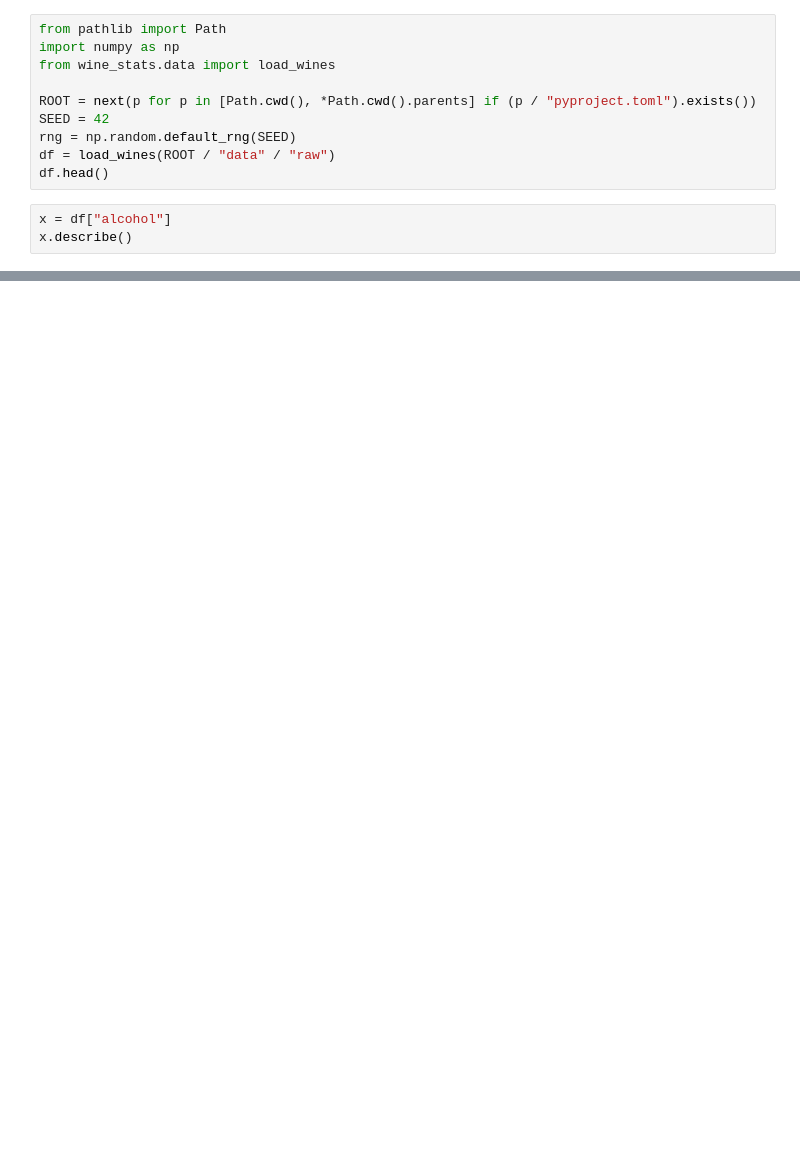
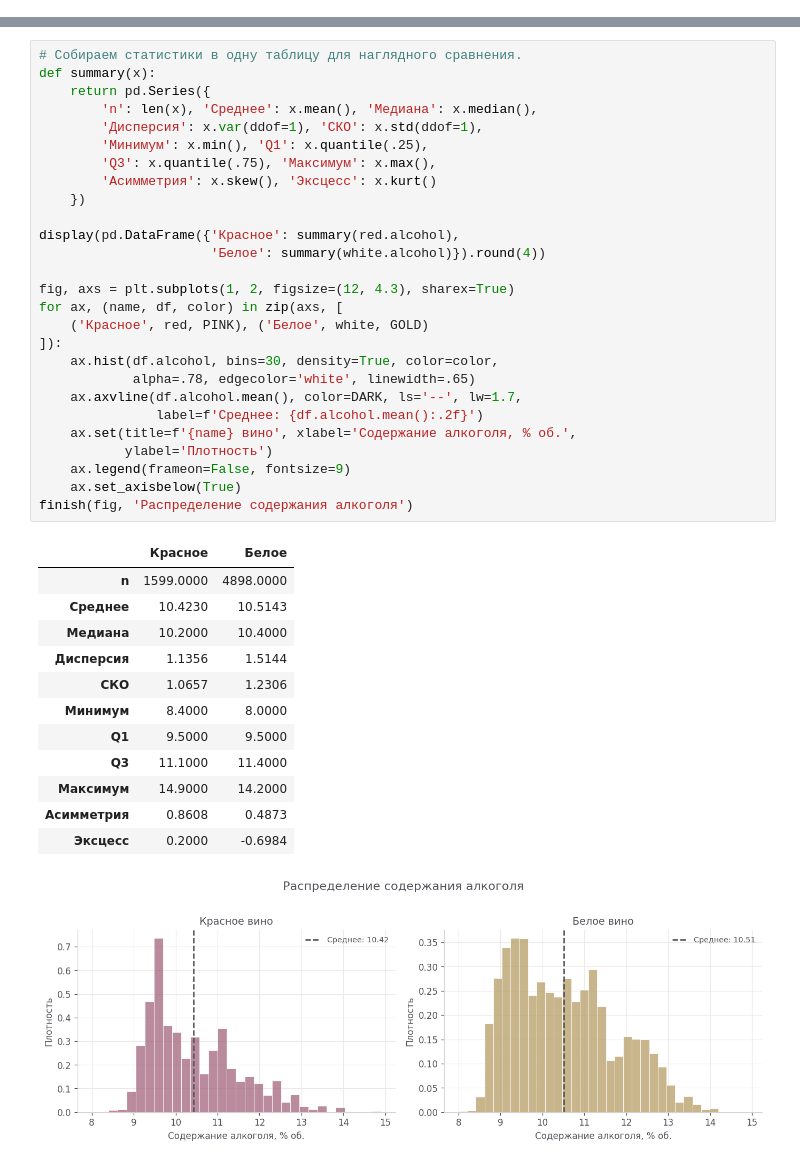
Before and after one commit to fireflys07/Wine-statistics-ICH-CTiD, a Jupyter notebook: notebooks/sprint1/02_alcohol.ipynb, the cells around one changed output, grey strips where cells are left out. Saved outputs shown, nothing was run; the diff lists cells and outputs as text; blank space fills up the shorter version.

```diff
--- a/notebooks/sprint1/02_alcohol.ipynb
+++ b/notebooks/sprint1/02_alcohol.ipynb
@@ -7,13 +0,0 @@
-# %%
-from pathlib import Path
-import numpy as np
-from wine_stats.data import load_wines
-
-ROOT = next(p for p in [Path.cwd(), *Path.cwd().parents] if (p / "pyproject.toml").exists())
-SEED = 42
-rng = np.random.default_rng(SEED)
-df = load_wines(ROOT / "data" / "raw")
-df.head()
-# %%
-x = df["alcohol"]
-x.describe()
@@ -43,0 +81,41 @@ TODO: Заполните своими словами после расчётов
+# %%
+# Собираем статистики в одну таблицу для наглядного сравнения.
+def summary(x):
+    return pd.Series({
+        'n': len(x), 'Среднее': x.mean(), 'Медиана': x.median(),
+        'Дисперсия': x.var(ddof=1), 'СКО': x.std(ddof=1),
+        'Минимум': x.min(), 'Q1': x.quantile(.25),
+        'Q3': x.quantile(.75), 'Максимум': x.max(),
+        'Асимметрия': x.skew(), 'Эксцесс': x.kurt()
+    })
+
+display(pd.DataFrame({'Красное': summary(red.alcohol),
+                      'Белое': summary(white.alcohol)}).round(4))
+
+fig, axs = plt.subplots(1, 2, figsize=(12, 4.3), sharex=True)
+for ax, (name, df, color) in zip(axs, [
+    ('Красное', red, PINK), ('Белое', white, GOLD)
+]):
+    ax.hist(df.alcohol, bins=30, density=True, color=color,
+            alpha=.78, edgecolor='white', linewidth=.65)
+    ax.axvline(df.alcohol.mean(), color=DARK, ls='--', lw=1.7,
+               label=f'Среднее: {df.alcohol.mean():.2f}')
+    ax.set(title=f'{name} вино', xlabel='Содержание алкоголя, % об.',
+           ylabel='Плотность')
+    ax.legend(frameon=False, fontsize=9)
+    ax.set_axisbelow(True)
+finish(fig, 'Распределение содержания алкоголя')
+# %% [output]
+|  | Красное | Белое |
+| n | 1599.0000 | 4898.0000 |
+| Среднее | 10.4230 | 10.5143 |
+| Медиана | 10.2000 | 10.4000 |
+| Дисперсия | 1.1356 | 1.5144 |
+| СКО | 1.0657 | 1.2306 |
+| Минимум | 8.4000 | 8.0000 |
+| Q1 | 9.5000 | 9.5000 |
+| Q3 | 11.1000 | 11.4000 |
+| Максимум | 14.9000 | 14.2000 |
+| Асимметрия | 0.8608 | 0.4873 |
+| Эксцесс | 0.2000 | -0.6984 |
+[figure, added]
```
Also changed, not shown: parts of 46 cells of this notebook.
